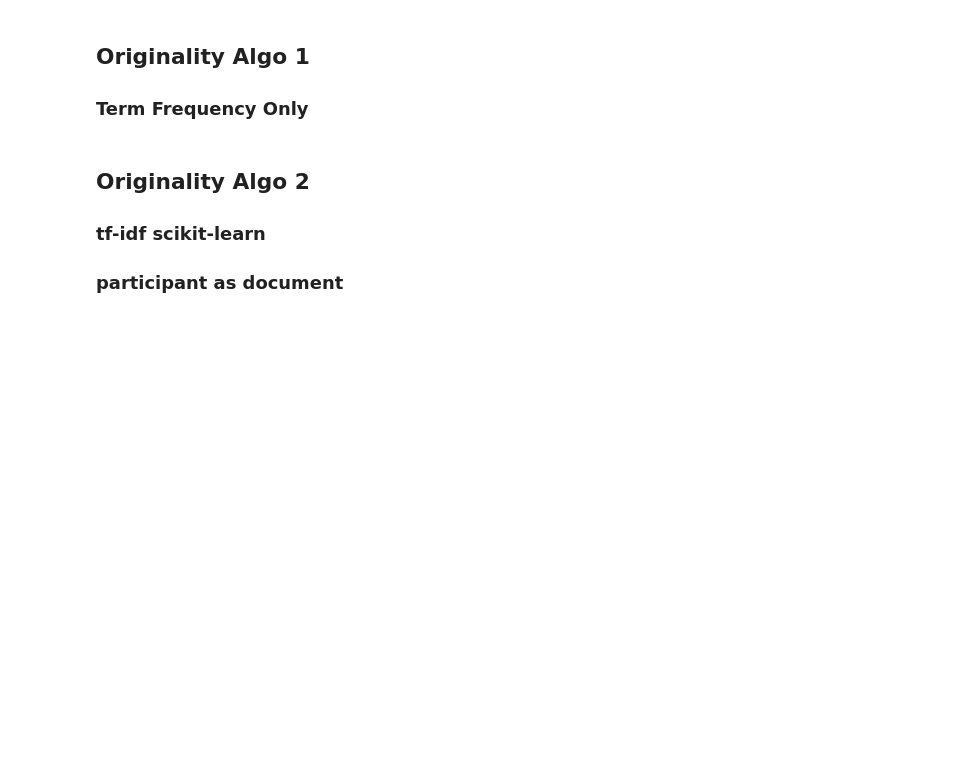
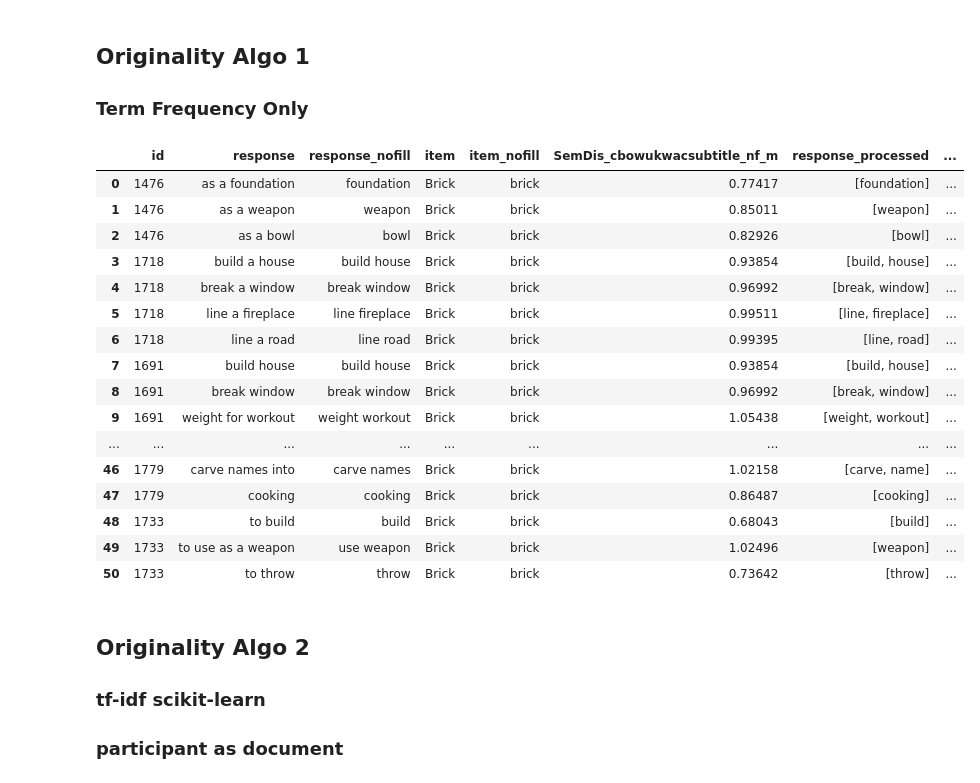
Before and after one commit to DijunQuant/AUT-Scoring, a Jupyter notebook: scripts/originality_algo.ipynb, the cells around one changed output. Cells and saved outputs as stored; diff of their text form; code cells hidden in the pictures; blank space fills up the shorter version.

```diff
--- a/scripts/originality_algo.ipynb
+++ b/scripts/originality_algo.ipynb
@@ -206,7 +209,25 @@ def get_originality_tf_only(df, stopwords_list, remove_sw, join_list):
 
     return originality_rating_df
 # %%
-get_originality_tf_only(data_brick, stopwords_spacy, True, False)
+get_originality_tf_only(data_test_brick, stopwords_edited, True, False)
+# %% [output]
+|  | id | response | response_nofill | item | item_nofill | SemDis_cbowukwacsubtitle_nf_m | response_processed | ... |
+| 0 | 1476 | as a foundation | foundation | Brick | brick | 0.77417 | [foundation] | ... |
+| 1 | 1476 | as a weapon | weapon | Brick | brick | 0.85011 | [weapon] | ... |
+| 2 | 1476 | as a bowl | bowl | Brick | brick | 0.82926 | [bowl] | ... |
+| 3 | 1718 | build a house | build house | Brick | brick | 0.93854 | [build, house] | ... |
+| 4 | 1718 | break a window | break window | Brick | brick | 0.96992 | [break, window] | ... |
+| 5 | 1718 | line a fireplace | line fireplace | Brick | brick | 0.99511 | [line, fireplace] | ... |
+| 6 | 1718 | line a road | line road | Brick | brick | 0.99395 | [line, road] | ... |
+| 7 | 1691 | build house | build house | Brick | brick | 0.93854 | [build, house] | ... |
+| 8 | 1691 | break window | break window | Brick | brick | 0.96992 | [break, window] | ... |
+| 9 | 1691 | weight for workout | weight workout | Brick | brick | 1.05438 | [weight, workout] | ... |
+| ... | ... | ... | ... | ... | ... | ... | ... | ... |
+| 46 | 1779 | carve names into | carve names | Brick | brick | 1.02158 | [carve, name] | ... |
+| 47 | 1779 | cooking | cooking | Brick | brick | 0.86487 | [cooking] | ... |
+| 48 | 1733 | to build | build | Brick | brick | 0.68043 | [build] | ... |
+| 49 | 1733 | to use as a weapon | use weapon | Brick | brick | 1.02496 | [weapon] | ... |
+| 50 | 1733 | to throw | throw | Brick | brick | 0.73642 | [throw] | ... |
 # %% [markdown]
 ## Originality Algo 2
 ### tf-idf scikit-learn
```
Also changed, not shown: parts of 12 cells of this notebook, 2 other files.
